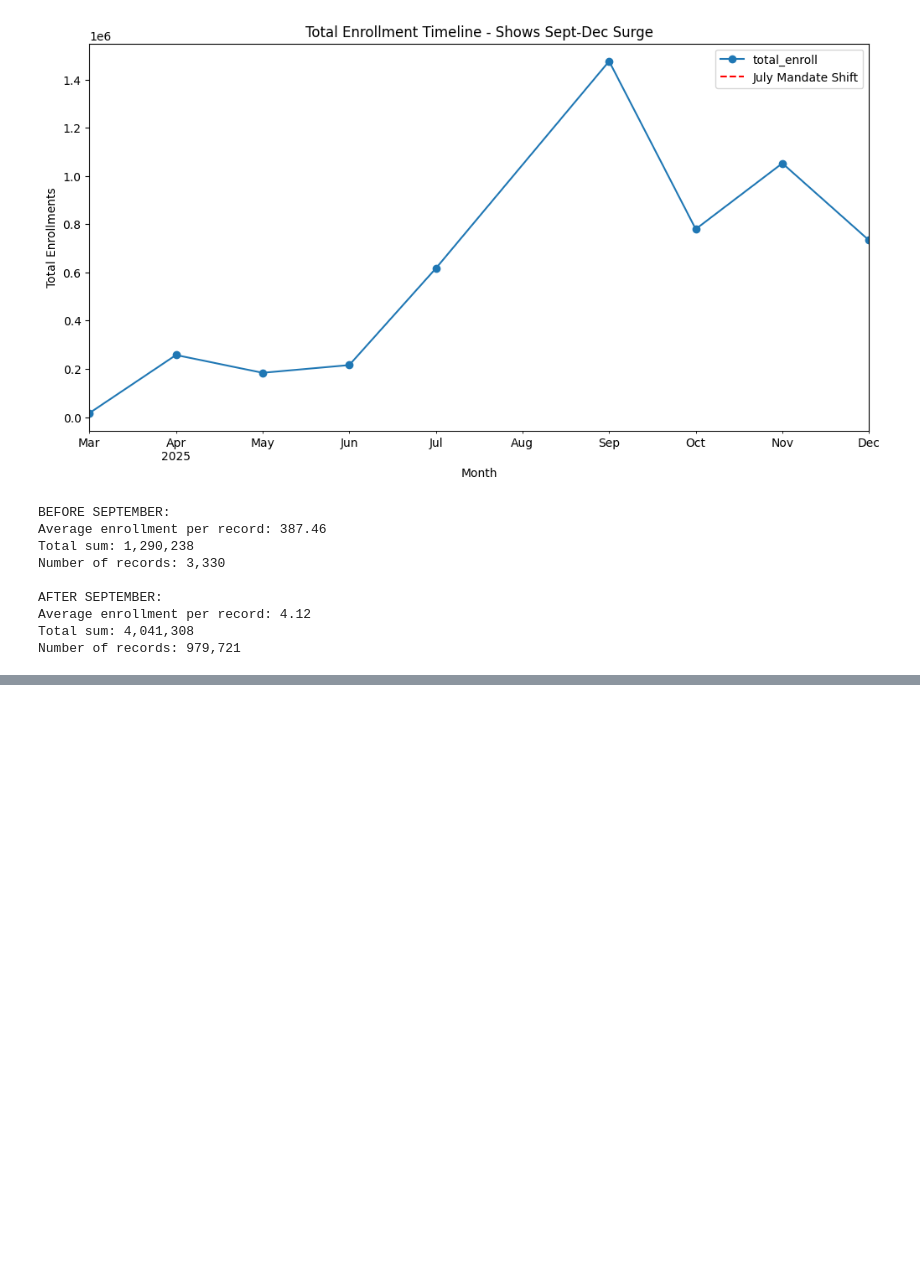
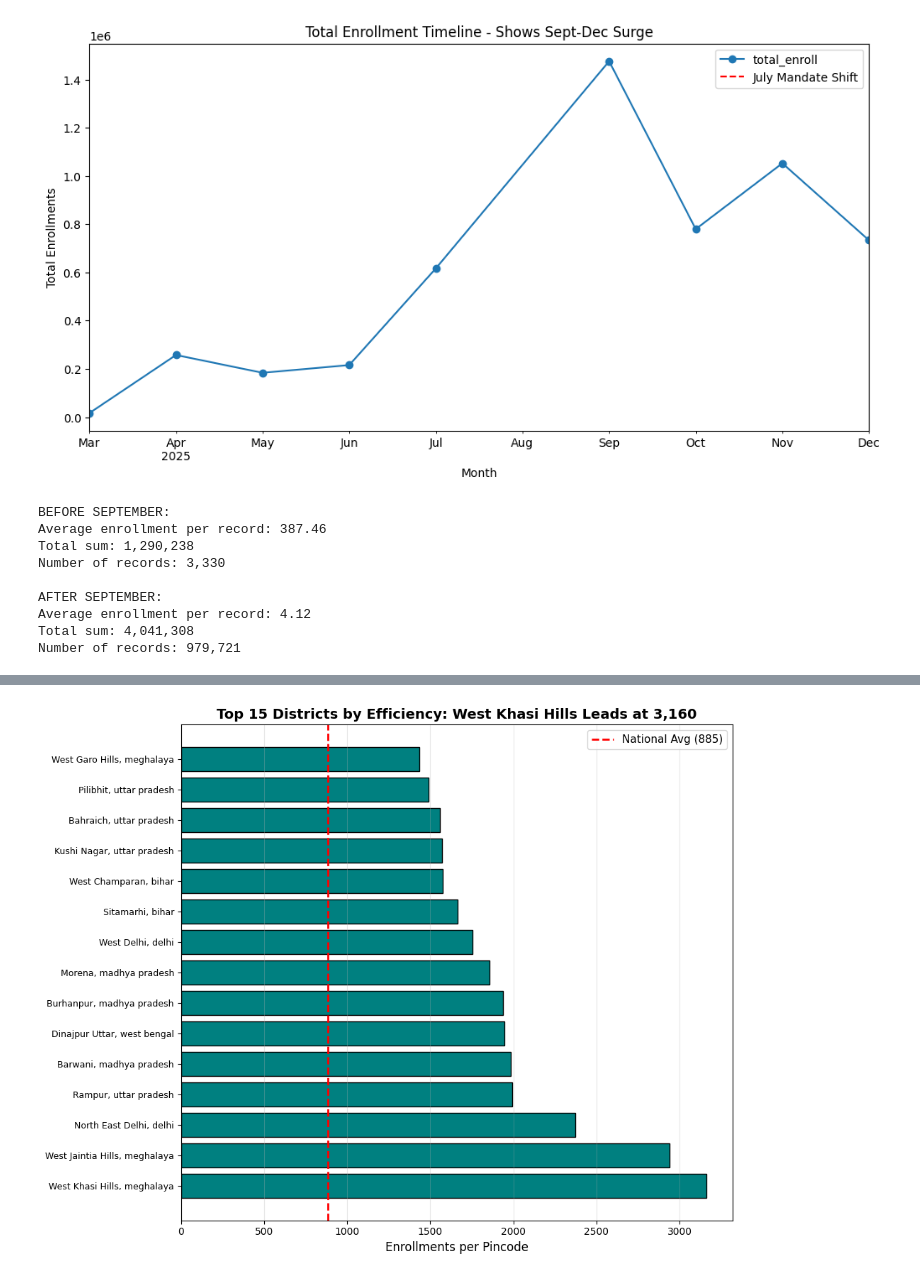
Before and after one commit to medisumeet/UIDAI-Hackathon-2026, a Jupyter notebook: uidai.ipynb, the cells around one changed output, grey strips where cells are left out. Saved outputs shown, nothing was run; the diff lists cells and outputs as text; code cells hidden in the pictures; blank space fills up the shorter version.

```diff
--- a/uidai.ipynb
+++ b/uidai.ipynb
@@ -779,0 +906,19 @@ df
+# %%
+# PLOT 3: Top 15 Districts by Efficiency
+top_15 = district.nlargest(15, 'efficiency')
+
+plt.figure(figsize=(10, 8))
+district_labels = [f"{row['district']}, {row['state']}" for _, row in top_15.iterrows()]
+
+plt.barh(range(15), top_15['efficiency'], color='teal', edgecolor='black')
+plt.yticks(range(15), district_labels, fontsize=9)
+plt.xlabel('Enrollments per Pincode', fontsize=12)
+plt.title('Top 15 Districts by Efficiency: West Khasi Hills Leads at 3,160', fontsize=14, fontweight='bold')
+plt.axvline(x=885, color='red', linestyle='--', linewidth=2, label='National Avg (885)')
+plt.legend(fontsize=11)
+plt.grid(True, alpha=0.3, axis='x')
+plt.tight_layout()
+plt.savefig('plot3_districts.png', dpi=300)
+plt.show()
+# %% [output]
+[figure, added]
```
Also changed, not shown: parts of 24 cells of this notebook.
